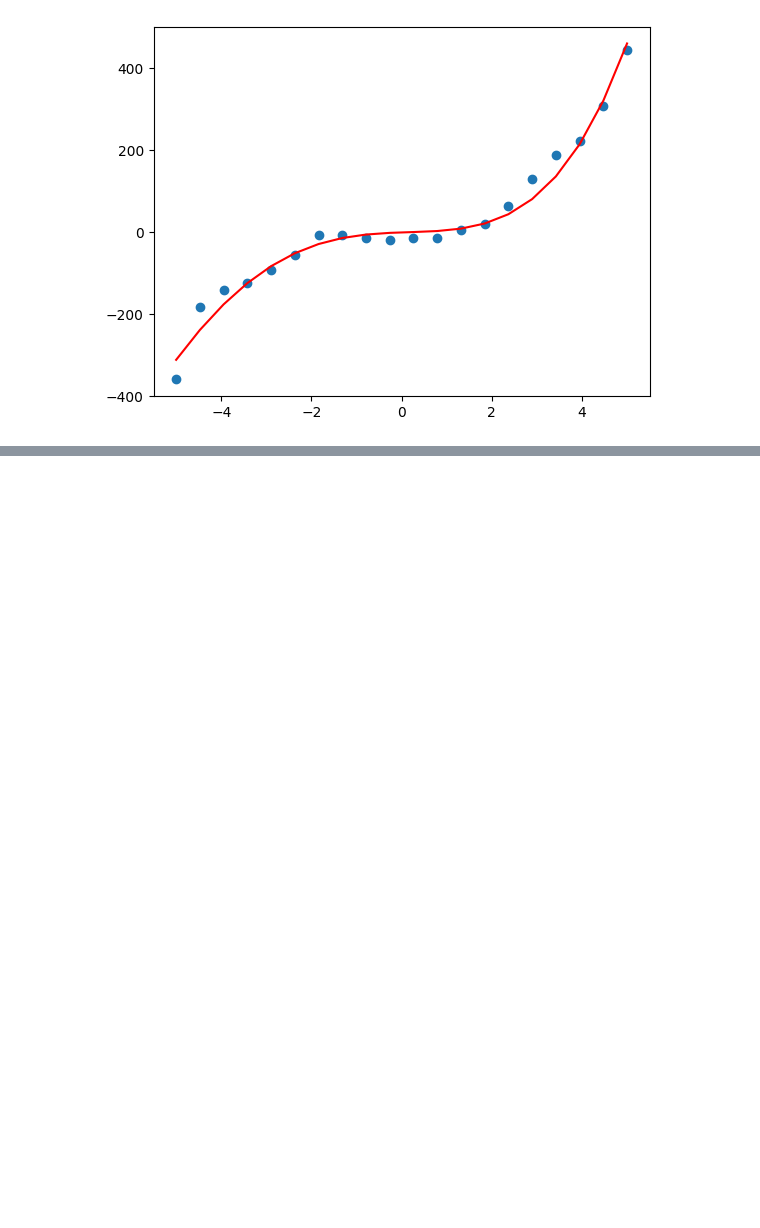
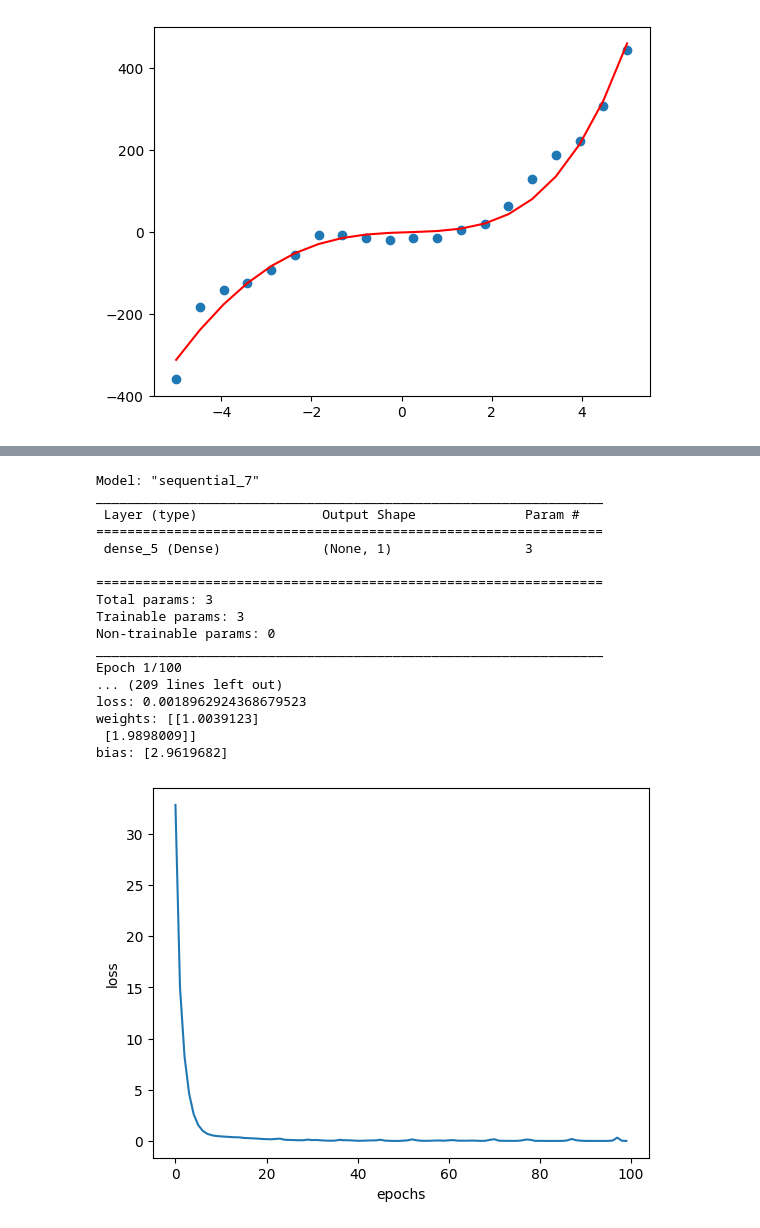
Before and after one commit to Eunhasuiin/Tensorflow-DeepLearning-Programing, a Jupyter notebook: TDP_03.ipynb, the cells around one changed output, grey strips where cells are left out. Saved outputs shown, nothing was run; the diff lists cells and outputs as text; code cells hidden in the pictures; blank space fills up the shorter version.

```diff
--- a/TDP_03.ipynb
+++ b/TDP_03.ipynb
@@ -940,0 +1000,62 @@ len(w_true.numpy())
+# %%
+import tensorflow as tf
+import numpy as np
+import matplotlib.pyplot as plt
+
+train_data=np.array([ #X is 8X2 array t is 8X1 array
+#   x1,x2,t
+    [1,0,4],
+    [2,0,5],
+    [3,0,6],
+    [4,0,7],
+    [1,1,6],
+    [2,1,7],
+    [3,1,8],
+    [4,1,9]], dtype=np.float32
+)
+
+X= train_data[:,:-1]
+y_true=train_data[:,-1:]
+
+#model_setting
+model=tf.keras.Sequential()
+model.add(tf.keras.layers.Dense(units=1, input_dim=2)) # [2,]
+model.summary()
+
+opt=tf.keras.optimizers.RMSprop(0.1)
+model.compile(opt, loss="mse")
+
+ret=model.fit(X, y_true, epochs=100, batch_size=4, verbose=2)
+y_pred=model.predict(X)
+print("y_pred:",y_pred)
+print("len(model.layers):", len(model.layers))
+
+loss=ret.history['loss']
+print("loss:",loss[-1])
+print("weights:", model.layers[0].weights[0].numpy())
+print("bias:", model.layers[0].weights[1].numpy())
+
+#draw plot
+plt.plot(loss)
+plt.xlabel("epochs")
+plt.ylabel("loss")
+plt.show()
+# %% [output]
+Model: "sequential_7"
+_________________________________________________________________
+ Layer (type)                Output Shape              Param #
+=================================================================
+ dense_5 (Dense)             (None, 1)                 3
+
+=================================================================
+Total params: 3
+Trainable params: 3
+Non-trainable params: 0
+_________________________________________________________________
+Epoch 1/100
+... (209 lines left out)
+loss: 0.0018962924368679523
+weights: [[1.0039123]
+ [1.9898009]]
+bias: [2.9619682]
+[figure, added]
```
Also changed, not shown: parts of 17 cells of this notebook.
